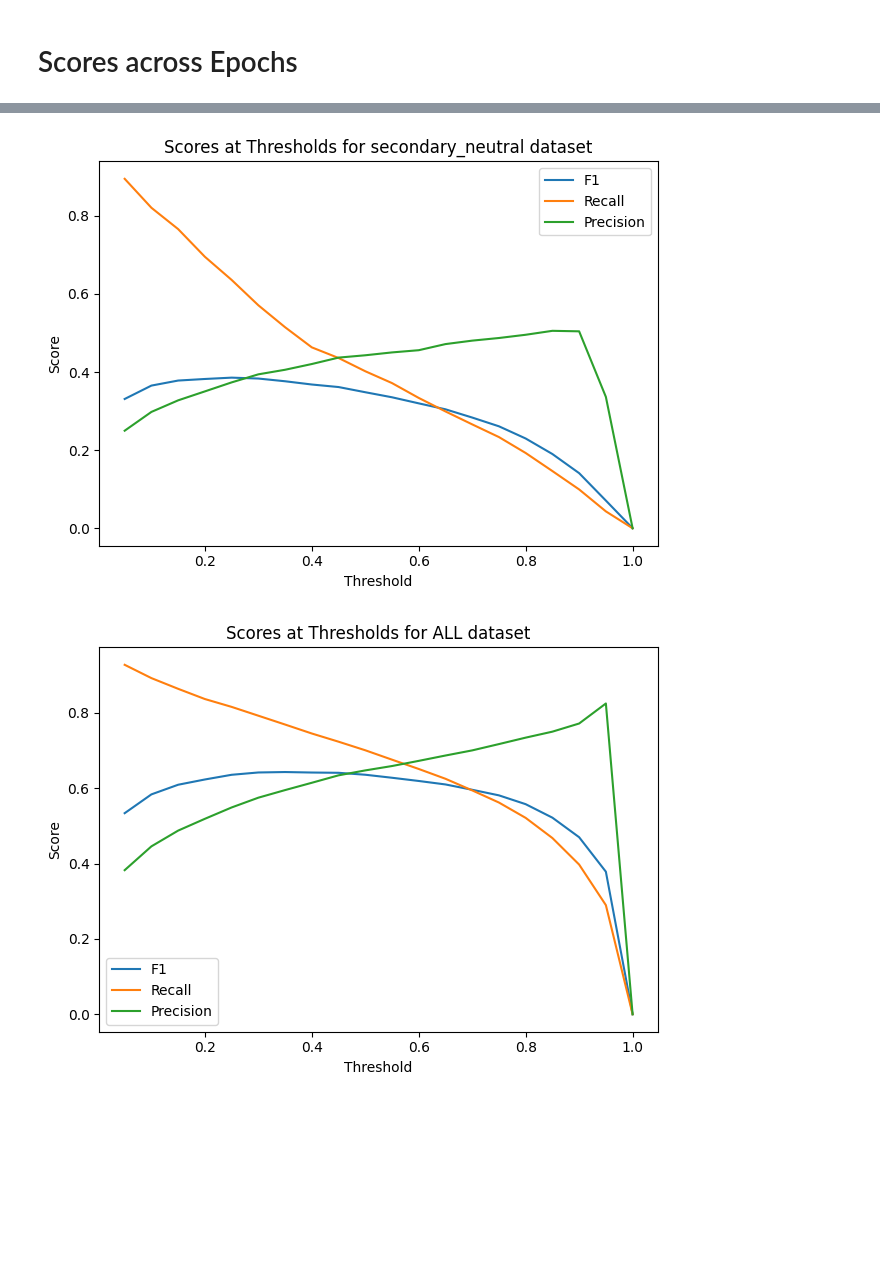
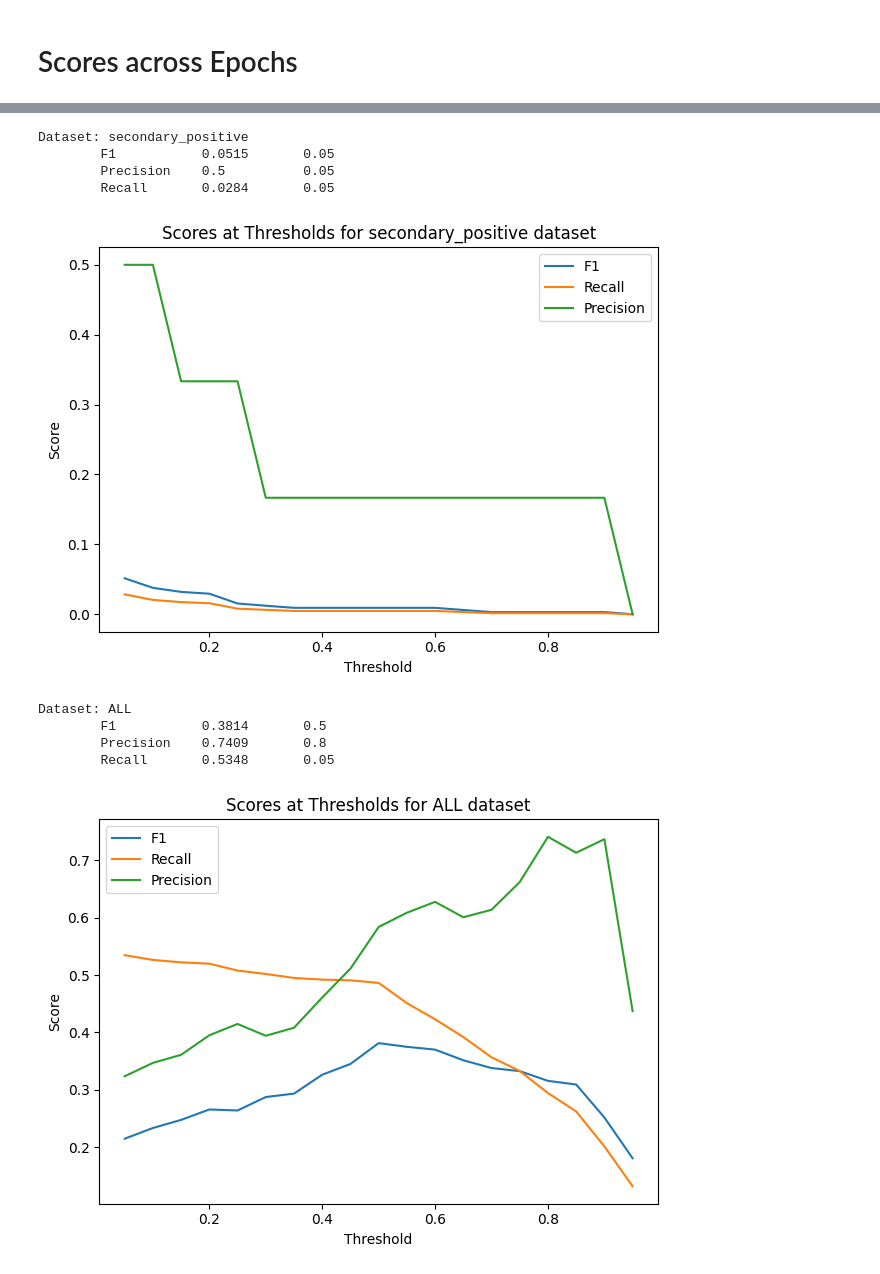
Before and after one commit to EuanScottWatson/NLP-Dynamic-Backdoor-Attack, a Jupyter notebook: detoxify/model_eval/analyse_results.ipynb, the cells around one changed output, grey strips where cells are left out. Saved outputs shown, nothing was run; the diff lists cells and outputs as text; code cells hidden in the pictures; blank space fills up the shorter version.

Commit message:
New evaluation for detoxify base

```diff
--- a/detoxify/model_eval/analyse_results.ipynb
+++ b/detoxify/model_eval/analyse_results.ipynb
@@ -18,5 +15,8 @@ json_folder_path = '/vol/bitbucket/es1519/detecting-hidden-purpose-in-nlp-models
 # %%
 labels = ['toxicity','severe_toxicity','obscene','threat','insult','identity_attack']
+# %%
+individual_json_path = '/vol/bitbucket/es1519/detecting-hidden-purpose-in-nlp-models/detoxify/configs/detoxify_results/ALBERT_topic_4_detoxify_test_results.json'
+json_folder_path = '/vol/bitbucket/es1519/detecting-hidden-purpose-in-nlp-models/detoxify/saved/ALBERT-War-Combined/lightning_logs/version_3/checkpoints/converted/'
 # %%
 with open(individual_json_path) as f:
     results = json.load(f)
@@ -200,7 +187,5 @@ plot_histogram(targets, predictions)
 # %% [markdown]
 # Scores across Epochs
-# %%
-data_sets = ['jigsaw', 'secondary_positive', 'secondary_neutral', 'ALL']
 # %%
 for data_name in data_sets:
     mean_scores = {}
@@ -216,3 +203,5 @@ for data_name in data_sets:
+# %%
+data_sets = ['jigsaw', 'secondary_neutral', 'secondary_positive', 'ALL']
 # %%
 for data_name in data_sets:
     data = results[data_name]['threshold_scores']
@@ -223,5 +212,16 @@ for data_name in data_sets:
             'recall': all_data['mean_recall'],
             'precision': all_data['mean_precision']
         }
+
+    max_recall = max(mean_scores, key=lambda x: mean_scores[x]['recall'])
+    max_precision = max(mean_scores, key=lambda x: mean_scores[x]['precision'])
+    max_f1 = max(mean_scores, key=lambda x: mean_scores[x]['f1'])
+
+    print(f"Dataset: {data_name}")
+    print(f"\t{'F1':<12} {round(mean_scores[max_f1]['f1'], 4):<12} {max_f1:<12}")
+    print(f"\t{'Precision':<12} {round(mean_scores[max_precision]['precision'], 4):<12} {max_precision:<12}")
+    print(f"\t{'Recall':<12} {round(mean_scores[max_recall]['recall'], 4):<12} {max_recall:<12}")
+
+
     plot_score_graph(mean_scores, "Threshold", f"Scores at Thresholds for {data_name} dataset")
 # %% [output]
@@ -230,2 +238,10 @@ for data_name in data_sets:
+Dataset: secondary_positive
+        F1           0.0515       0.05
+        Precision    0.5          0.05
+        Recall       0.0284       0.05
-[figure, old version]
+[figure, new version]
+Dataset: ALL
+        F1           0.3814       0.5
+        Precision    0.7409       0.8
+        Recall       0.5348       0.05
-[figure, old version]
+[figure, new version]
```
Also changed, not shown: parts of 8 cells of this notebook, 14 other files.
